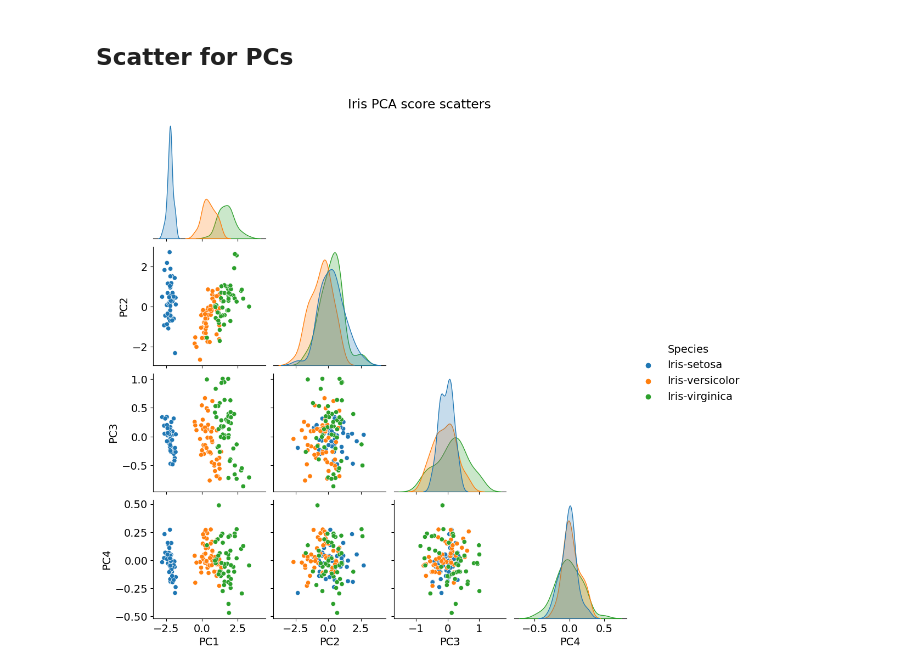
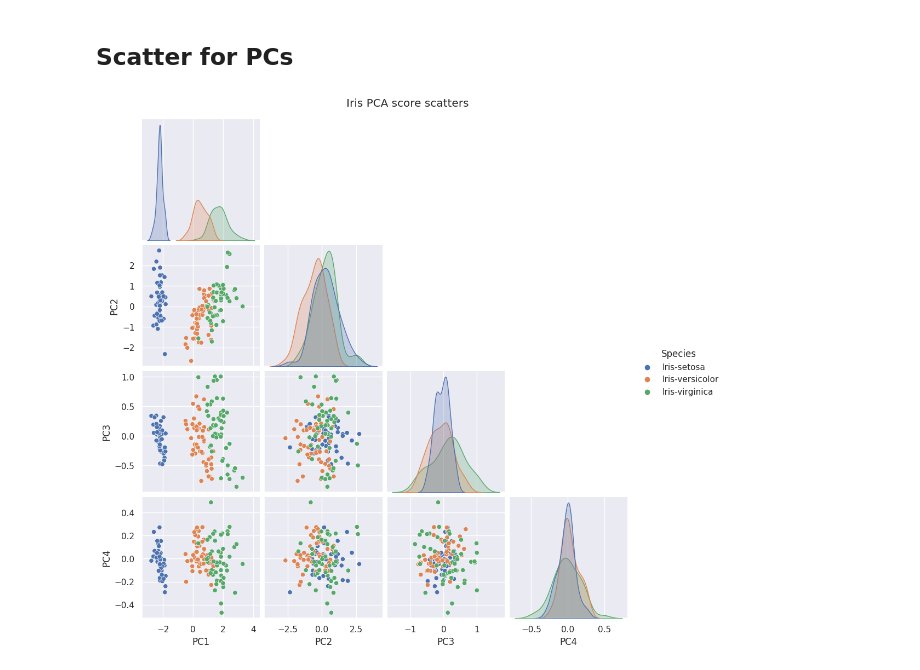
Before and after one commit to bitwalk123/MyNotebook, a Jupyter notebook: iris_PCA_py_06_SHAP.ipynb, the cells around one changed output. Cells and saved outputs as stored; diff of their text form; code cells hidden in the pictures.

```diff
--- a/iris_PCA_py_06_SHAP.ipynb
+++ b/iris_PCA_py_06_SHAP.ipynb
@@ -48,13 +48,14 @@ df_pca.head()
 # %%
 import matplotlib.pyplot as plt
 import seaborn as sns
 
 plt.rcParams['font.size'] = 14
+sns.set()
 
 g = sns.pairplot(df_pca, hue=col_y, corner=True)
 g.fig.suptitle('Iris PCA score scatters', y=1.02)
 
 plt.savefig('iris_061_PCA_scatter.png')
 plt.show()
 # %% [output]
-[figure, old version]
+[figure, new version]
```
Also changed, not shown: parts of 1 cell of this notebook, 2 other files.
